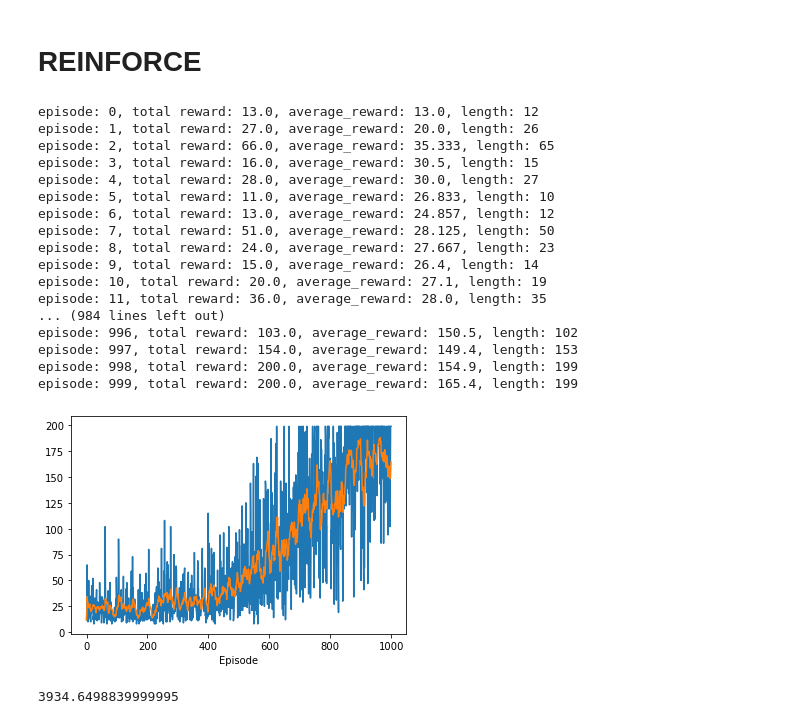
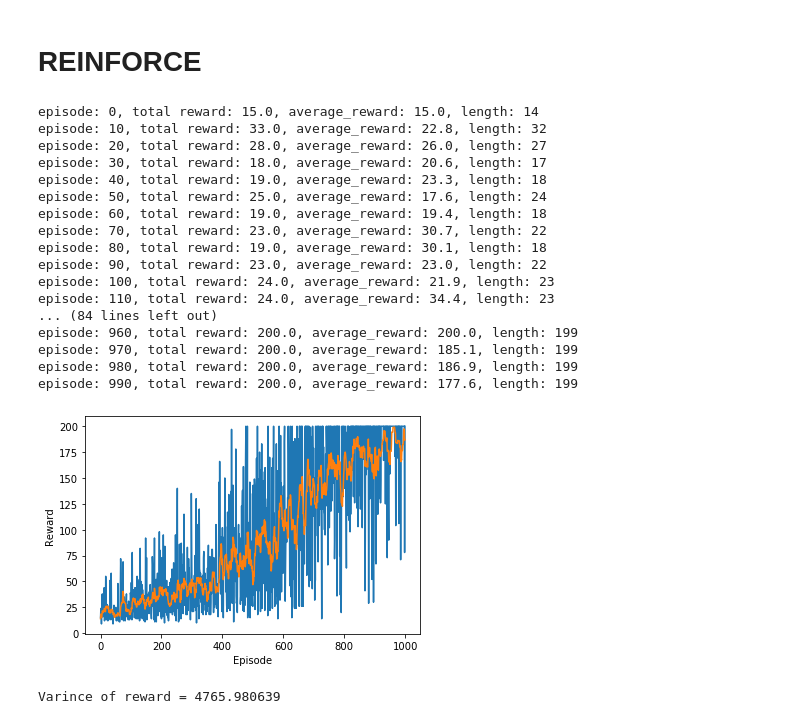
Before and after one commit to DJAlexJ/Reinforcement_Learning, a Jupyter notebook: CartPole-V0_RL.ipynb, the cells around one changed output. Saved outputs shown, nothing was run; the diff lists cells and outputs as text; code cells hidden in the pictures.

```diff
--- a/CartPole-V0_RL.ipynb
+++ b/CartPole-V0_RL.ipynb
@@ -88,34 +89,37 @@ for episode in range(max_episode_num):
             numsteps.append(steps)
             avg_numsteps.append(np.mean(numsteps[-10:]))
             all_rewards.append(np.sum(rewards))
-            if episode % 1 == 0:
+            if episode % 10 == 0:
                 sys.stdout.write("episode: {}, total reward: {}, average_reward: {}, length: {}\n".format(episode, np.round(np.sum(rewards), decimals = 3),  np.round(np.mean(all_rewards[-10:]), decimals = 3), steps))
             break
 
         state = new_state
-
-plt.plot(numsteps)
-plt.plot(avg_numsteps)
-plt.xlabel('Episode')
-plt.show()
-print(np.var(numsteps))
 # %% [output]
-episode: 0, total reward: 13.0, average_reward: 13.0, length: 12
-episode: 1, total reward: 27.0, average_reward: 20.0, length: 26
-episode: 2, total reward: 66.0, average_reward: 35.333, length: 65
-episode: 3, total reward: 16.0, average_reward: 30.5, length: 15
-episode: 4, total reward: 28.0, average_reward: 30.0, length: 27
-episode: 5, total reward: 11.0, average_reward: 26.833, length: 10
-episode: 6, total reward: 13.0, average_reward: 24.857, length: 12
-episode: 7, total reward: 51.0, average_reward: 28.125, length: 50
-episode: 8, total reward: 24.0, average_reward: 27.667, length: 23
-episode: 9, total reward: 15.0, average_reward: 26.4, length: 14
-episode: 10, total reward: 20.0, average_reward: 27.1, length: 19
-episode: 11, total reward: 36.0, average_reward: 28.0, length: 35
-... (984 lines left out)
-episode: 996, total reward: 103.0, average_reward: 150.5, length: 102
-episode: 997, total reward: 154.0, average_reward: 149.4, length: 153
-episode: 998, total reward: 200.0, average_reward: 154.9, length: 199
-episode: 999, total reward: 200.0, average_reward: 165.4, length: 199
+episode: 0, total reward: 15.0, average_reward: 15.0, length: 14
+episode: 10, total reward: 33.0, average_reward: 22.8, length: 32
+episode: 20, total reward: 28.0, average_reward: 26.0, length: 27
+episode: 30, total reward: 18.0, average_reward: 20.6, length: 17
+episode: 40, total reward: 19.0, average_reward: 23.3, length: 18
+episode: 50, total reward: 25.0, average_reward: 17.6, length: 24
+episode: 60, total reward: 19.0, average_reward: 19.4, length: 18
+episode: 70, total reward: 23.0, average_reward: 30.7, length: 22
+episode: 80, total reward: 19.0, average_reward: 30.1, length: 18
+episode: 90, total reward: 23.0, average_reward: 23.0, length: 22
+episode: 100, total reward: 24.0, average_reward: 21.9, length: 23
+episode: 110, total reward: 24.0, average_reward: 34.4, length: 23
+... (84 lines left out)
+episode: 960, total reward: 200.0, average_reward: 200.0, length: 199
+episode: 970, total reward: 200.0, average_reward: 185.1, length: 199
+episode: 980, total reward: 200.0, average_reward: 186.9, length: 199
+episode: 990, total reward: 200.0, average_reward: 177.6, length: 199
-[figure, removed]
-3934.6498839999995
+# %%
+smoothed_rewards = pd.Series.rolling(pd.Series(all_rewards), 10).mean()
+plt.plot(all_rewards)
+plt.plot(avg_numsteps)
+plt.xlabel('Episode')
+plt.ylabel('Reward')
+plt.show()
+print('Varince of reward = {}'.format(np.var(all_rewards)))
+# %% [output]
+[figure, added]
+Varince of reward = 4765.980639
```
Also changed, not shown: parts of 1 cell of this notebook, 1 other file.
